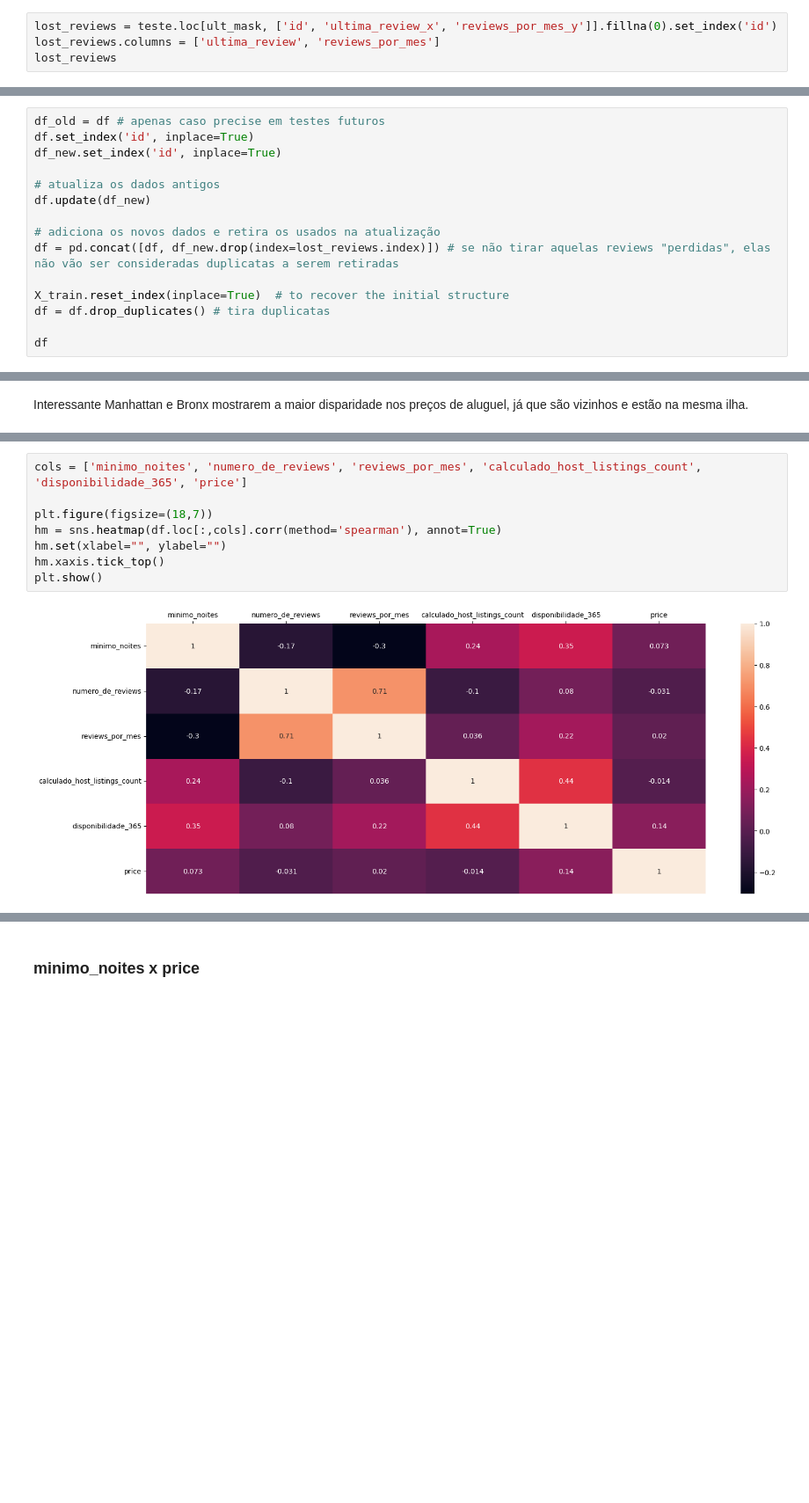
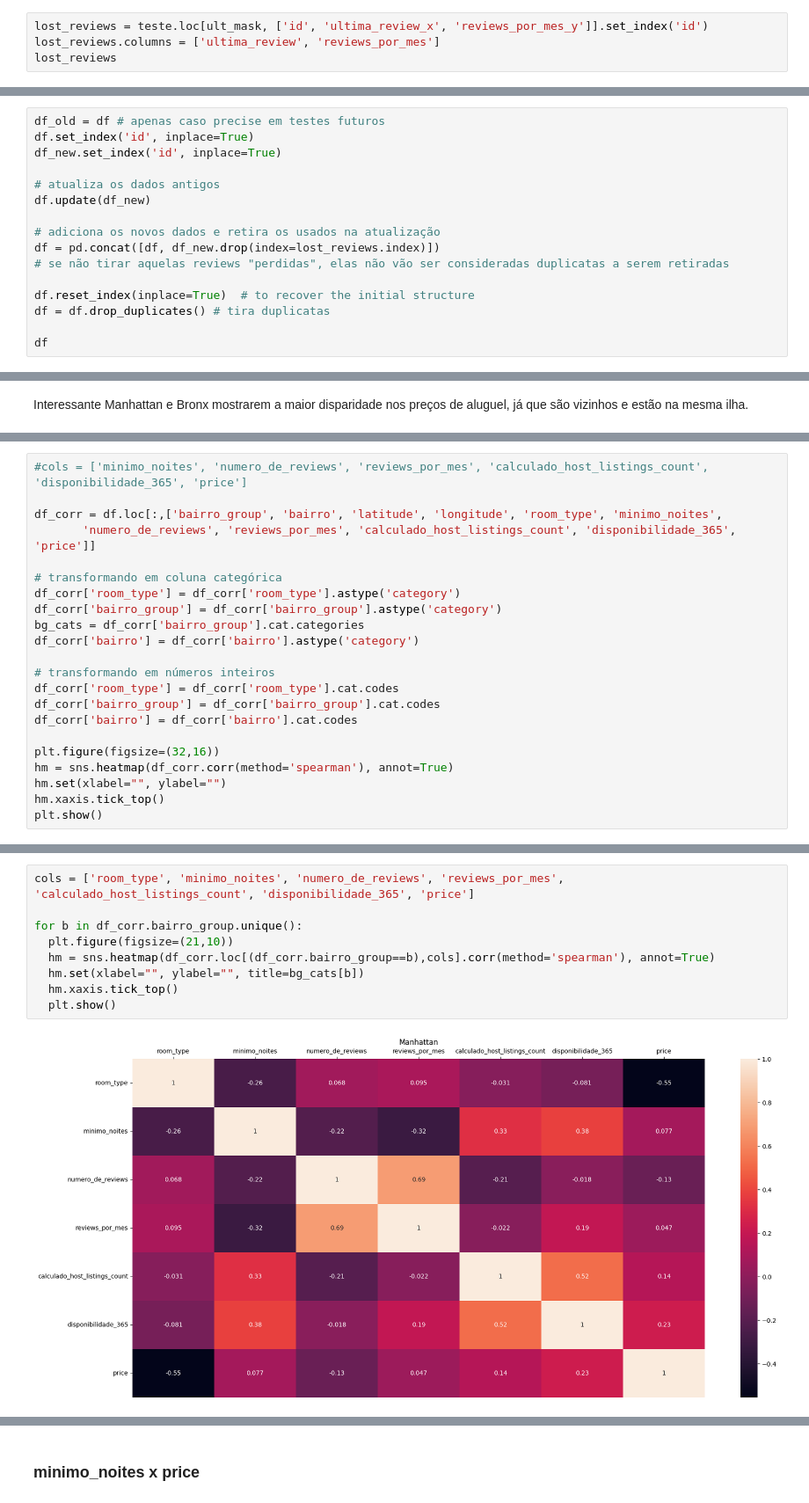
Before and after one commit to pedrobslima/LH_CD_PEDROBARROSDESOUZALIMA, a Jupyter notebook: incidium.ipynb, the cells around one changed output, grey strips where cells are left out. Shown at 88% size. Saved outputs shown, nothing was run; the diff lists cells and outputs as text; blank space fills up the shorter version.

```diff
--- a/incidium.ipynb
+++ b/incidium.ipynb
@@ -261,7 +263,7 @@ Index([389, 486, 2239, 3052], dtype='int64')
 # %% [markdown]
 Preciso ter cuidado apenas para não "desatualizar" a data da última review. Já com a quantidade de reviews por mês, faria mais sentido mudar os valores nulos desses casos para 0, já que suas última review foram a tanto tempo atrás, que o número de reviews por mes deve ter chegado a 0, sendo registrado como um valor nulo.
 # %%
-lost_reviews = teste.loc[ult_mask, ['id', 'ultima_review_x', 'reviews_por_mes_y']].fillna(0).set_index('id')
+lost_reviews = teste.loc[ult_mask, ['id', 'ultima_review_x', 'reviews_por_mes_y']].set_index('id')
 lost_reviews.columns = ['ultima_review', 'reviews_por_mes']
 lost_reviews
 # %% [output]
@@ -287,9 +289,10 @@ df_new.set_index('id', inplace=True)
 df.update(df_new)
 
 # adiciona os novos dados e retira os usados na atualização
-df = pd.concat([df, df_new.drop(index=lost_reviews.index)]) # se não tirar aquelas reviews "perdidas", elas não vão ser consideradas duplicatas a serem retiradas
+df = pd.concat([df, df_new.drop(index=lost_reviews.index)])
+# se não tirar aquelas reviews "perdidas", elas não vão ser consideradas duplicatas a serem retiradas
 
-X_train.reset_index(inplace=True)  # to recover the initial structure
+df.reset_index(inplace=True)  # to recover the initial structure
 df = df.drop_duplicates() # tira duplicatas
 
 df
@@ -446,0 +479,22 @@ Interessante Manhattan e Bronx mostrarem a maior disparidade nos preços de alug
+# %%
+#cols = ['minimo_noites', 'numero_de_reviews', 'reviews_por_mes', 'calculado_host_listings_count', 'disponibilidade_365', 'price']
+
+df_corr = df.loc[:,['bairro_group', 'bairro', 'latitude', 'longitude', 'room_type', 'minimo_noites',
+       'numero_de_reviews', 'reviews_por_mes', 'calculado_host_listings_count', 'disponibilidade_365', 'price']]
+
+# transformando em coluna categórica
+df_corr['room_type'] = df_corr['room_type'].astype('category')
+df_corr['bairro_group'] = df_corr['bairro_group'].astype('category')
+bg_cats = df_corr['bairro_group'].cat.categories
+df_corr['bairro'] = df_corr['bairro'].astype('category')
+
+# transformando em números inteiros
+df_corr['room_type'] = df_corr['room_type'].cat.codes
+df_corr['bairro_group'] = df_corr['bairro_group'].cat.codes
+df_corr['bairro'] = df_corr['bairro'].cat.codes
+
+plt.figure(figsize=(32,16))
+hm = sns.heatmap(df_corr.corr(method='spearman'), annot=True)
+hm.set(xlabel="", ylabel="")
+hm.xaxis.tick_top()
+plt.show()
@@ -447,10 +508,11 @@ Interessante Manhattan e Bronx mostrarem a maior disparidade nos preços de alug
 # %%
-cols = ['minimo_noites', 'numero_de_reviews', 'reviews_por_mes', 'calculado_host_listings_count', 'disponibilidade_365', 'price']
+cols = ['room_type', 'minimo_noites', 'numero_de_reviews', 'reviews_por_mes', 'calculado_host_listings_count', 'disponibilidade_365', 'price']
 
-plt.figure(figsize=(18,7))
-hm = sns.heatmap(df.loc[:,cols].corr(method='spearman'), annot=True)
-hm.set(xlabel="", ylabel="")
-hm.xaxis.tick_top()
-plt.show()
+for b in df_corr.bairro_group.unique():
+  plt.figure(figsize=(21,10))
+  hm = sns.heatmap(df_corr.loc[(df_corr.bairro_group==b),cols].corr(method='spearman'), annot=True)
+  hm.set(xlabel="", ylabel="", title=bg_cats[b])
+  hm.xaxis.tick_top()
+  plt.show()
 # %% [output]
-[figure, old version]
+[figure, new version]
```
Also changed, not shown: parts of 40 cells of this notebook, 2 other files.
